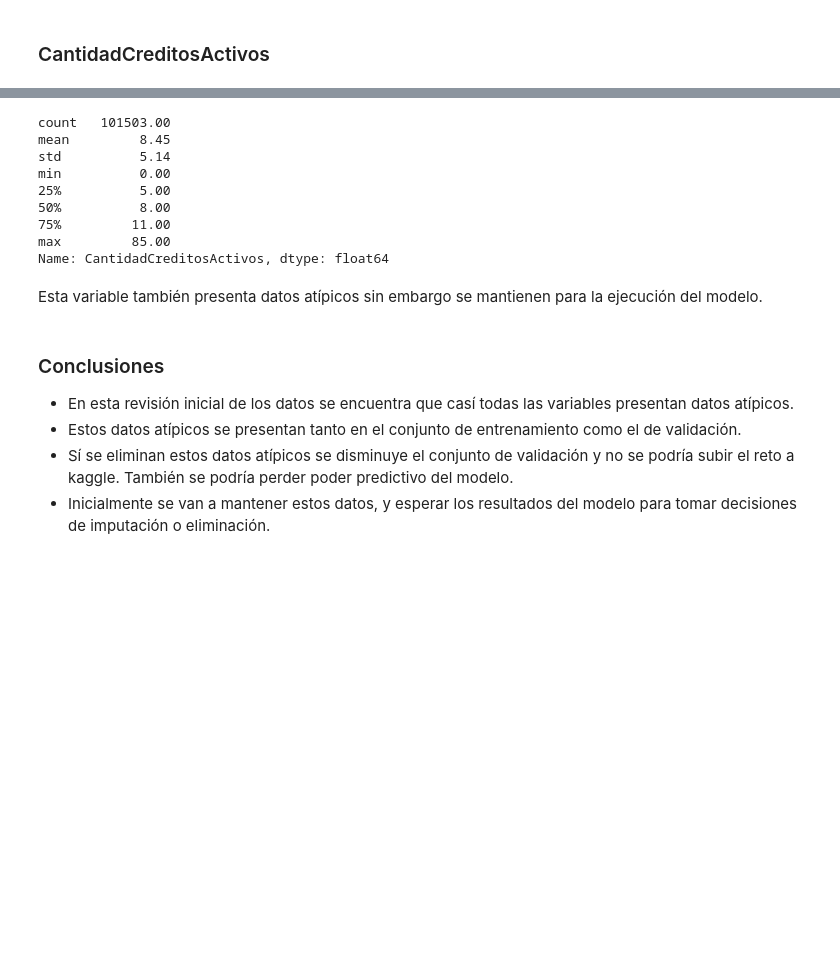
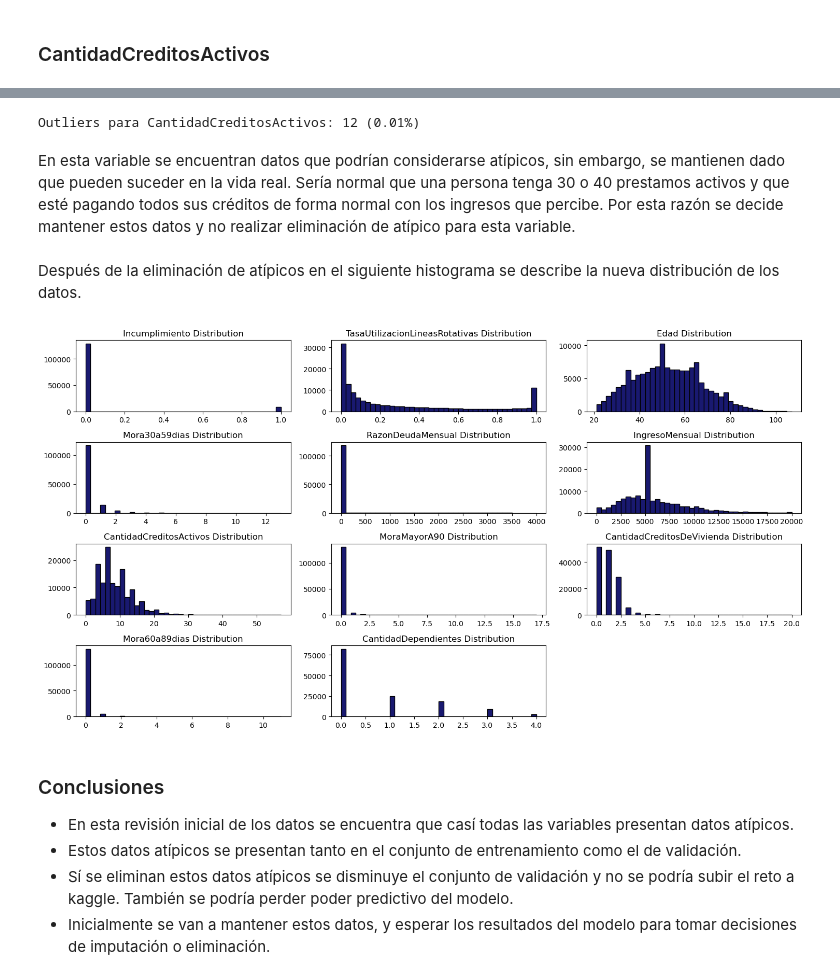
Before and after one commit to 00Fede/givemesomecredit, a Jupyter notebook: Preprocessing.ipynb, the cells around one changed output, grey strips where cells are left out. Saved outputs shown, nothing was run; the diff lists cells and outputs as text; code cells hidden in the pictures; blank space fills up the shorter version.

Commit message:
eliminación atípicos

```diff
--- a/Preprocessing.ipynb
+++ b/Preprocessing.ipynb
@@ -404,0 +422,4 @@ Los valores nulos son imputados con la media de la característica. El número d
+# %%
+print(f"length of dataset before deleting {len(d)}")
+d = d[d['CantidadDependientes']<=thresh]
+print(f"length of dataset after deleting {len(d)}")
@@ -408,5 +434,16 @@ test["CantidadDependientes"].fillna(d["CantidadDependientes"].median(), inplace=
 # %% [markdown]
 ### IngresoMensual
+# %%
+def count_outliers(var, df, thresh):
+    outliers = df[df[var]>thresh].shape[0]
+    # format print percentage with 2 decimals
+    print(f"Outliers para {var}: {outliers} ({outliers/len(df):.2%})")
+
+def remove_outliers(var, df, thresh):
+    print(f"length of dataset before deleting {len(df)}")
+    df = df[df[var]<=thresh]
+    print(f"length of dataset after deleting {len(df)}")
+    return df
 # %%
 plot_histograms_variables("IngresoMensual")
 # %% [output]
@@ -446,0 +477,2 @@ Name: IngresoMensual, dtype: float64
+# %%
+d = remove_outliers('IngresoMensual', d, 20000)
@@ -483,0 +504,4 @@ Name: CantidadCreditosDeVivienda, dtype: float64
+# %%
+thresh = 20
+count_outliers('CantidadCreditosDeVivienda', d, thresh)
+d = remove_outliers('CantidadCreditosDeVivienda', d, thresh)
@@ -503,18 +532,17 @@ max         58.00
 Name: CantidadCreditosActivos, dtype: float64
-# %%
-test["CantidadCreditosActivos"].describe()
-# %% [output]
-count   101503.00
-mean         8.45
-std          5.14
-min          0.00
-25%          5.00
-50%          8.00
-75%         11.00
-max         85.00
-Name: CantidadCreditosActivos, dtype: float64
-# %% [markdown]
-Esta variable también presenta datos atípicos sin embargo se mantienen para la ejecución del modelo.
+# %%
+thresh = 50
+count_outliers('CantidadCreditosActivos', d, thresh)
+# %% [output]
+Outliers para CantidadCreditosActivos: 12 (0.01%)
+# %% [markdown]
+En esta variable se encuentran datos que podrían considerarse atípicos, sin embargo, se mantienen dado que pueden suceder en la vida real. Sería normal que una persona tenga 30 o 40 prestamos activos y que esté pagando todos sus créditos de forma normal con los ingresos que percibe. Por esta razón se decide mantener estos datos y no realizar eliminación de atípico para esta variable.
+# %% [markdown]
+Después de la eliminación de atípicos en el siguiente histograma se describe la nueva distribución de los datos.
+# %%
+draw_histograms(d, d.columns, 4, 3)
+# %% [output]
+[figure, added]
 # %% [markdown]
 ### Conclusiones
 - En esta revisión inicial de los datos se encuentra que casí todas las variables presentan datos atípicos.
```
Also changed, not shown: parts of 30 cells of this notebook.
